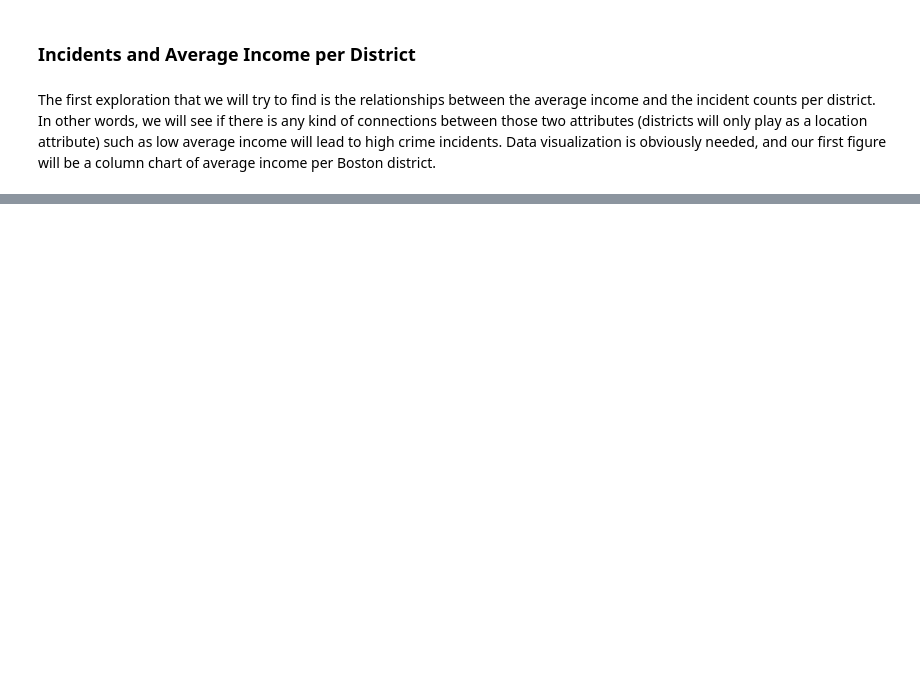
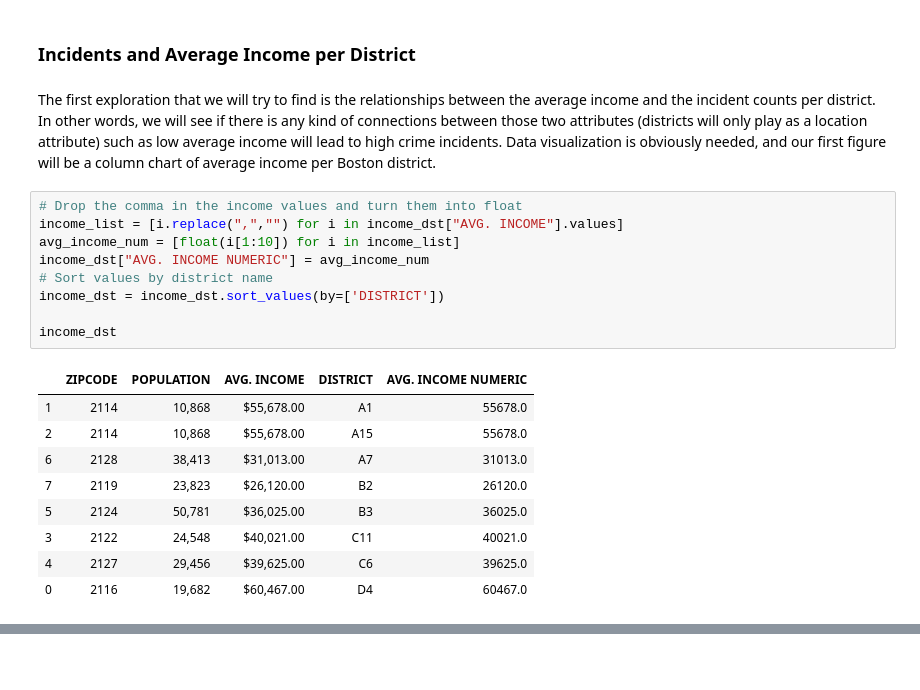
Before and after one commit to Prakhar-Saxena/INFO212-FinalProject, a Jupyter notebook: Final Project.ipynb, the cells around one changed output, grey strips where cells are left out. Drawn from its saved outputs; the diff is of its cells as text; blank space fills up the shorter version.

```diff
--- a/Final Project.ipynb
+++ b/Final Project.ipynb
@@ -125,4 +125,23 @@ df.head()
 ### Incidents and Average Income per District
 # %% [markdown]
 The first exploration that we will try to find is the relationships between the average income  and the incident counts per district. In other words, we will see if there is any kind of connections between those two attributes (districts will only play as a location attribute) such as low average income will lead to high crime incidents. Data visualization is obviously needed, and our first figure will be a column chart of average income per Boston district.
+# %%
+# Drop the comma in the income values and turn them into float
+income_list = [i.replace(",","") for i in income_dst["AVG. INCOME"].values]
+avg_income_num = [float(i[1:10]) for i in income_list]
+income_dst["AVG. INCOME NUMERIC"] = avg_income_num
+# Sort values by district name
+income_dst = income_dst.sort_values(by=['DISTRICT'])
+
+income_dst
+# %% [output]
+|  | ZIPCODE | POPULATION | AVG. INCOME | DISTRICT | AVG. INCOME NUMERIC |
+| 1 | 2114 | 10,868 | $55,678.00 | A1 | 55678.0 |
+| 2 | 2114 | 10,868 | $55,678.00 | A15 | 55678.0 |
+| 6 | 2128 | 38,413 | $31,013.00 | A7 | 31013.0 |
+| 7 | 2119 | 23,823 | $26,120.00 | B2 | 26120.0 |
+| 5 | 2124 | 50,781 | $36,025.00 | B3 | 36025.0 |
+| 3 | 2122 | 24,548 | $40,021.00 | C11 | 40021.0 |
+| 4 | 2127 | 29,456 | $39,625.00 | C6 | 39625.0 |
+| 0 | 2116 | 19,682 | $60,467.00 | D4 | 60467.0 |
 # %%
```
Also changed, not shown: parts of 7 cells of this notebook.
